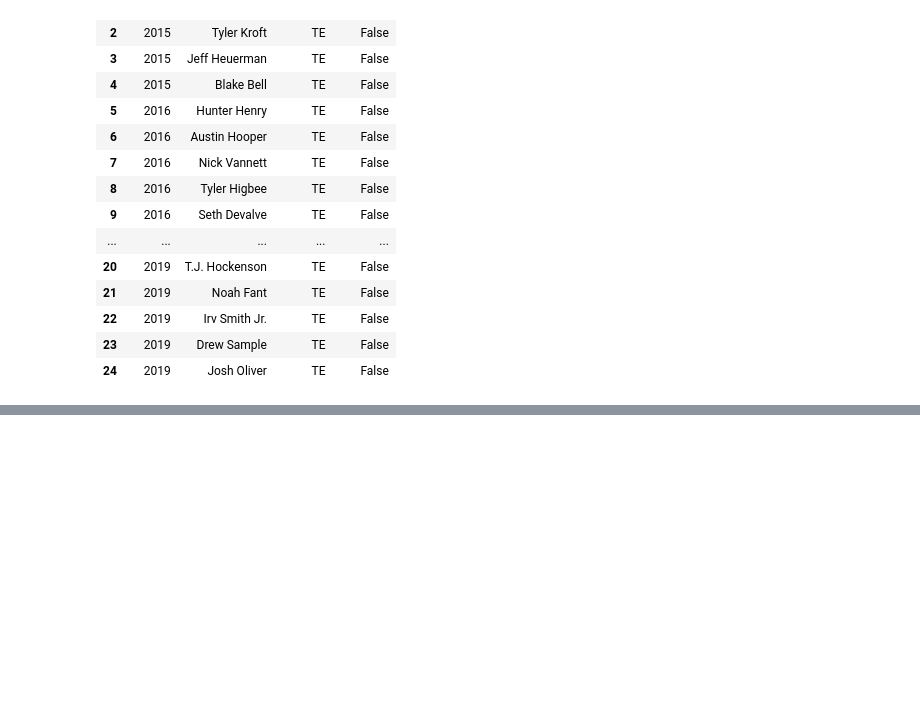
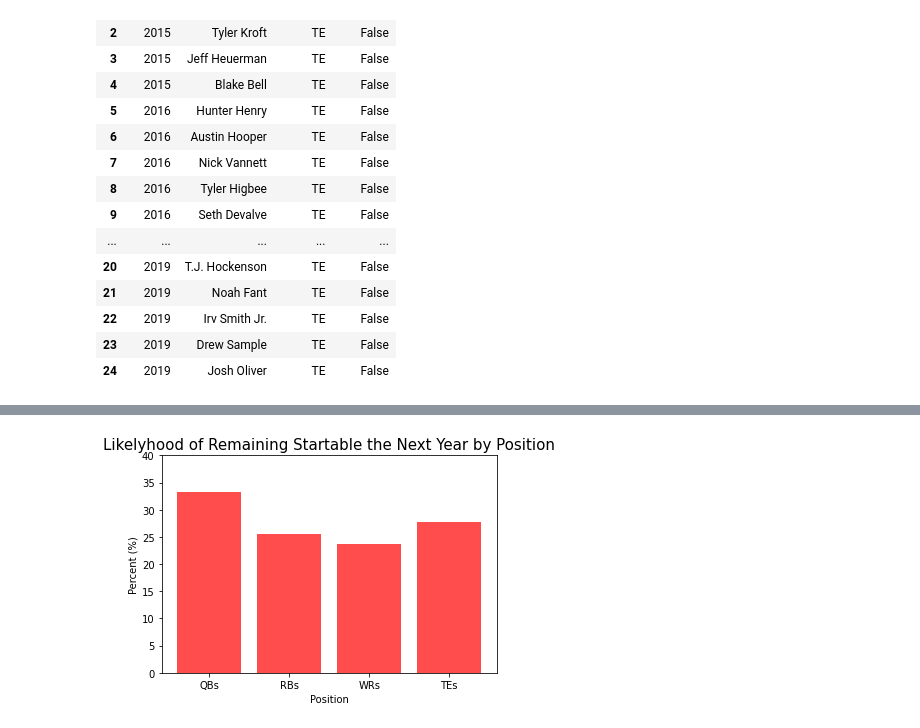
Before and after one commit to hathawayryan/project_one, a Jupyter notebook: main-checkpoint.ipynb, the cells around one changed output, grey strips where cells are left out. Saved outputs shown, nothing was run; the diff lists cells and outputs as text; code cells hidden in the pictures; blank space fills up the shorter version.

```diff
--- a/main-checkpoint.ipynb
+++ b/main-checkpoint.ipynb
@@ -644,0 +748,25 @@ plt.show()
+# %%
+
+repeat_qbs = round(repeat_qbs/9, 2)
+repeat_rbs = round(repeat_rbs/9, 2)
+repeat_wrs = round(repeat_wrs/9, 2)
+repeat_tes = round(repeat_tes/9, 2)
+
+rep_per_qb = repeat_qbs/12*100
+rep_per_rb = repeat_rbs/24*100
+rep_per_wr = repeat_wrs/24*100
+rep_per_te = repeat_tes/12*100
+# %%
+x_labels = ['QBs', 'RBs', 'WRs', 'TEs']
+repeats = [rep_per_qb, rep_per_rb, rep_per_wr, rep_per_te]
+# %%
+
+
+plt.bar(x_labels, repeats, color='r', alpha=.7, align="center")
+plt.title('Likelyhood of Remaining Startable the Next Year by Position', fontsize = 15)
+plt.ylabel('Percent (%)')
+plt.xlabel('Position')
+plt.ylim(0, 40)
+plt.show()
+# %% [output]
+[figure, added]
```
Also changed, not shown: parts of 5 cells of this notebook.
